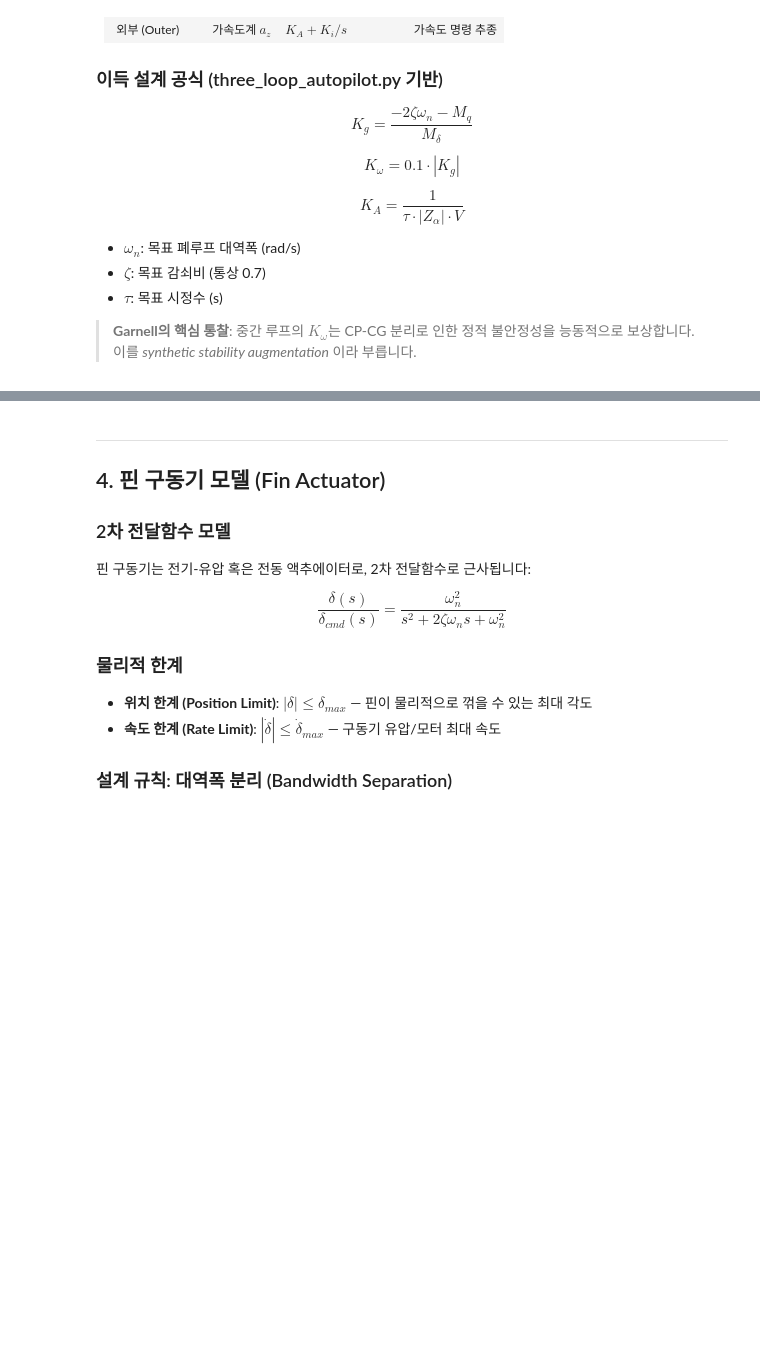
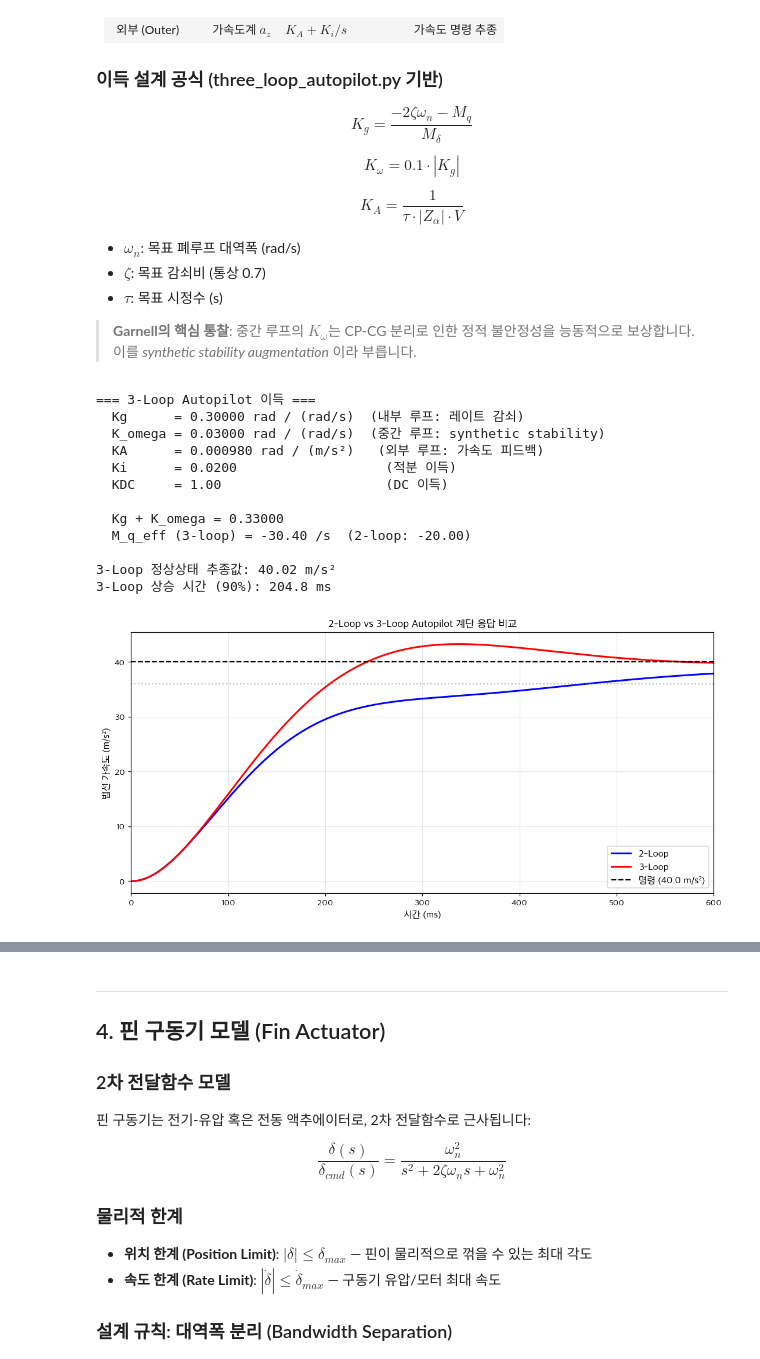
Before and after one commit to ktkennedy/missile-guidance-study, a Jupyter notebook: notebooks/03_autopilot_design.ipynb, the cells around one changed output, grey strips where cells are left out. Drawn from its saved outputs; the diff is of its cells as text; code cells hidden in the pictures; blank space fills up the shorter version.

```diff
--- a/notebooks/03_autopilot_design.ipynb
+++ b/notebooks/03_autopilot_design.ipynb
@@ -431,39 +490,54 @@ a0_3L = Z_alpha * M_q_eff_3L - M_alpha
 TF_inner_3L = TransferFunction([b1, b0], [a2, a1_3L, a0_3L])
 
 # 외부 루프: KA (비례) + Ki/s (적분)
 TF_outer_3L = TransferFunction([KA * KDC, Ki_3L], [1.0, 0.0])
 
-# 개루프
-TF_OL_3L = signal.series(TF_outer_3L.num, TF_outer_3L.den,
-                          TF_inner_3L.num, TF_inner_3L.den)
+# 개루프: signal.series 대체 — 다항식 곱
+TF_OL_3L_num = np.polymul(TF_outer_3L.num, TF_inner_3L.num)
+TF_OL_3L_den = np.polymul(TF_outer_3L.den, TF_inner_3L.den)
 
-# 닫힌 루프
-TF_CL_3loop = signal.feedback(TF_OL_3L[0], TF_OL_3L[1], sign=-1)
+# 닫힌 루프: signal.feedback 대체 — CL = G/(1+G)
+TF_CL_3loop_num = TF_OL_3L_num
+TF_CL_3loop_den = np.polyadd(TF_OL_3L_den, TF_OL_3L_num)
 
 # 계단 응답
-t_3L, y_3L = signal.step(TransferFunction(TF_CL_3loop[0], TF_CL_3loop[1]), T=t_step)
+t_3L, y_3L = signal.step(TransferFunction(TF_CL_3loop_num, TF_CL_3loop_den), T=t_step)
 y_3L_scaled = y_3L * a_cmd_val
 
 y_final_3L = y_3L_scaled[-1]
 idx_rise_3L = np.where(y_3L_scaled >= 0.9 * abs(y_final_3L))[0]
 t_rise_3L = t_3L[idx_rise_3L[0]] * 1000 if len(idx_rise_3L) > 0 else np.nan
 
 print(f"\n3-Loop 정상상태 추종값: {y_final_3L:.2f} m/s²")
 print(f"3-Loop 상승 시간 (90%): {t_rise_3L:.1f} ms")
 
 # 2-loop vs 3-loop 계단 응답 비교
 fig, ax = plt.subplots(figsize=(10, 5))
 ax.plot(t_out * 1000, y_out_scaled, 'b-', linewidth=2, label='2-Loop')
 ax.plot(t_3L * 1000, y_3L_scaled, 'r-', linewidth=2, label='3-Loop')
 ax.axhline(a_cmd_val, color='k', linestyle='--', linewidth=1.5, label=f'명령 ({a_cmd_val} m/s²)')
 ax.axhline(0.9 * a_cmd_val, color='gray', linestyle=':', alpha=0.5)
 ax.set_xlabel('시간 (ms)', fontsize=11)
 ax.set_ylabel('법선 가속도 (m/s²)', fontsize=11)
 ax.set_title('2-Loop vs 3-Loop Autopilot 계단 응답 비교', fontsize=12)
 ax.legend(fontsize=11)
 ax.set_xlim([0, 600])
 plt.tight_layout()
 plt.show()
+# %% [output]
+=== 3-Loop Autopilot 이득 ===
+  Kg      = 0.30000 rad / (rad/s)  (내부 루프: 레이트 감쇠)
+  K_omega = 0.03000 rad / (rad/s)  (중간 루프: synthetic stability)
+  KA      = 0.000980 rad / (m/s²)   (외부 루프: 가속도 피드백)
+  Ki      = 0.0200                   (적분 이득)
+  KDC     = 1.00                     (DC 이득)
+
+  Kg + K_omega = 0.33000
+  M_q_eff (3-loop) = -30.40 /s  (2-loop: -20.00)
+
+3-Loop 정상상태 추종값: 40.02 m/s²
+3-Loop 상승 시간 (90%): 204.8 ms
+[figure, added]
 # %%
 # ---------------------------------------------------------------
 # 2-Loop vs 3-Loop 보드 선도 비교
```
Also changed, not shown: parts of 10 cells of this notebook, 35 other files.
